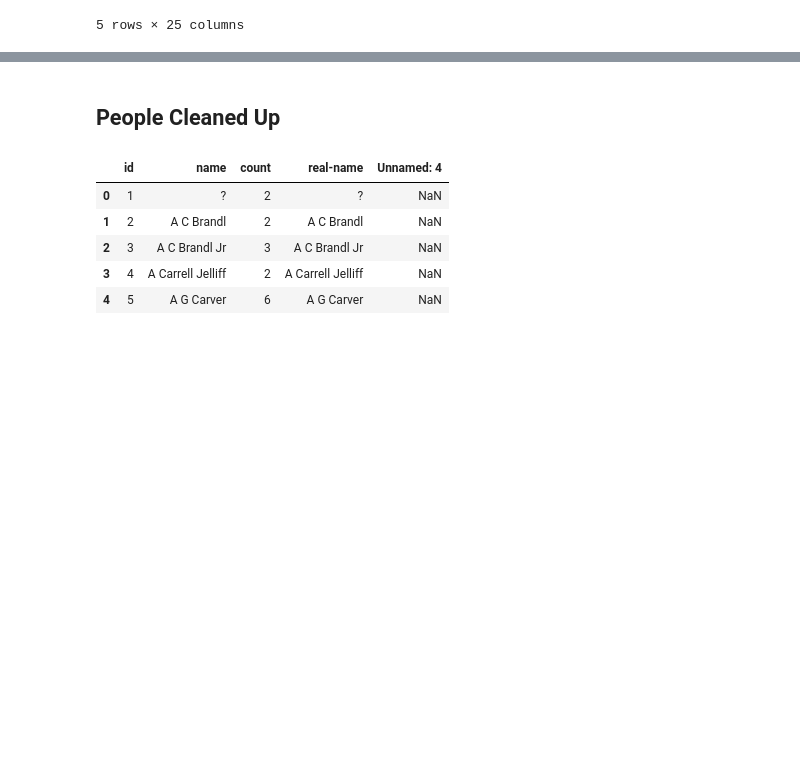
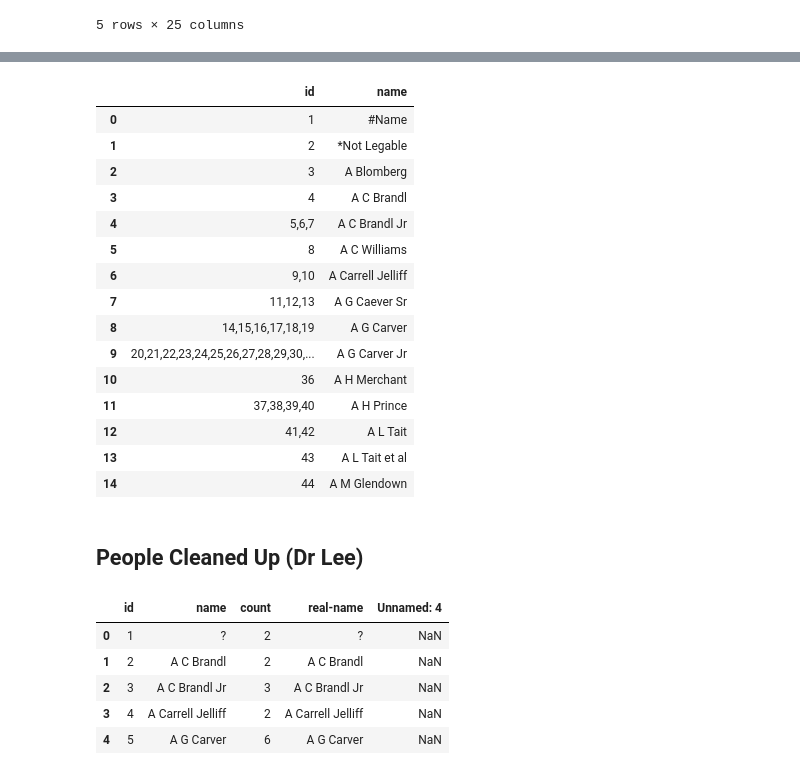
Before and after one commit to squeakyspacebar/urban-renewal-curation, a Jupyter notebook: python/Bez-Data-org.ipynb, the cells around one changed output, grey strips where cells are left out. Saved outputs shown, nothing was run; the diff lists cells and outputs as text; code cells hidden in the pictures; blank space fills up the shorter version.

```diff
--- a/python/Bez-Data-org.ipynb
+++ b/python/Bez-Data-org.ipynb
@@ -1371,5 +1415,32 @@ events_table.to_csv('output/events.csv')
+# %%
+id_clean= person_id_cleaner(condenced_people)
+# %%
+new_people_frame= pd.DataFrame(columns=['id', 'name'])
+# %%
+new_people_frame['id']= pd.Series(id_clean)
+# %%
+new_people_frame['name']= condenced_people['Original name']
+# %%
+new_people_frame.head(15)
+# %% [output]
+|  | id | name |
+| 0 | 1 | #Name |
+| 1 | 2 | *Not Legable |
+| 2 | 3 | A Blomberg |
+| 3 | 4 | A C Brandl |
+| 4 | 5,6,7 | A C Brandl Jr |
+| 5 | 8 | A C Williams |
+| 6 | 9,10 | A Carrell Jelliff |
+| 7 | 11,12,13 | A G Caever Sr |
+| 8 | 14,15,16,17,18,19 | A G Carver |
+| 9 | 20,21,22,23,24,25,26,27,28,29,30,... | A G Carver Jr |
+| 10 | 36 | A H Merchant |
+| 11 | 37,38,39,40 | A H Prince |
+| 12 | 41,42 | A L Tait |
+| 13 | 43 | A L Tait et al |
+| 14 | 44 | A M Glendown |
 # %% [markdown]
-## People Cleaned Up
+## People Cleaned Up (Dr Lee)
 # %%
 new_people = pd.read_csv("output/people_count_cleaned.csv")
 # %%
```
Also changed, not shown: parts of 25 cells of this notebook.
